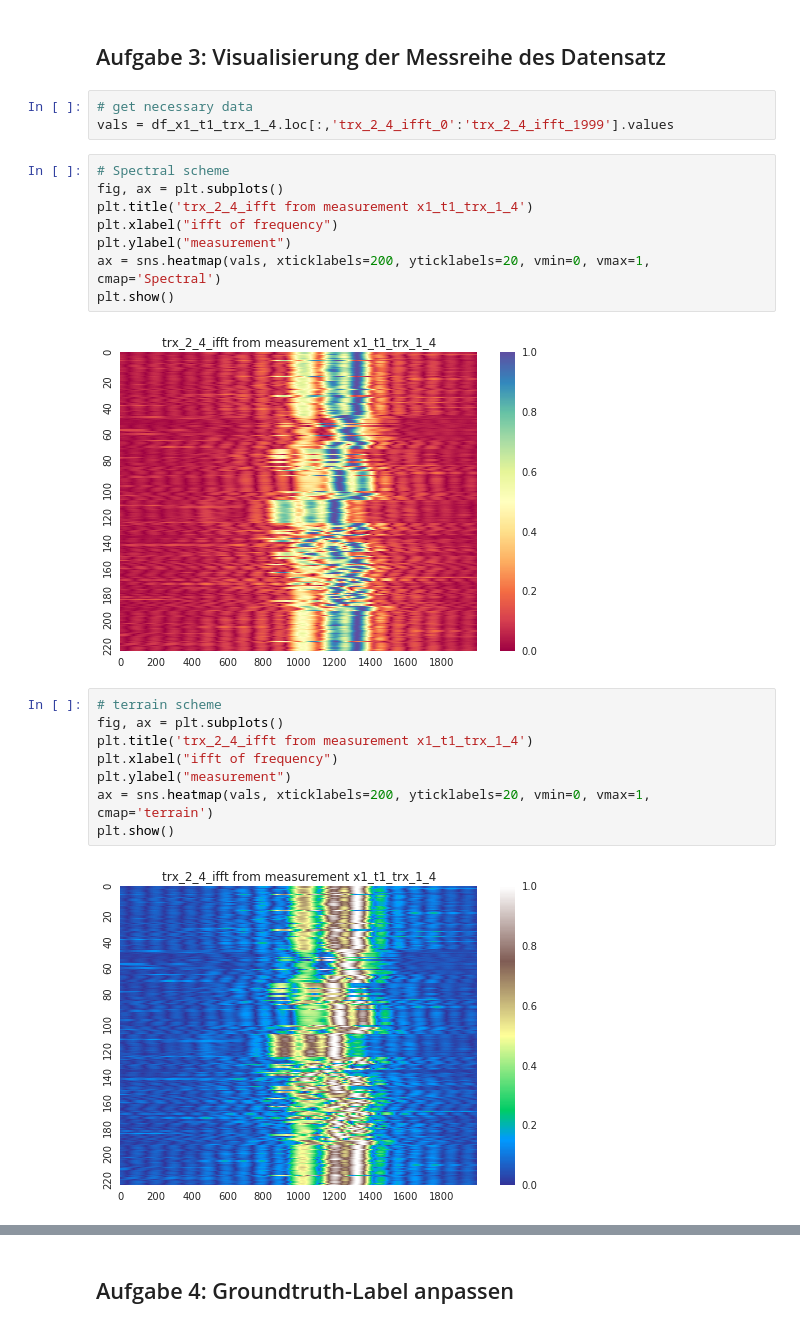
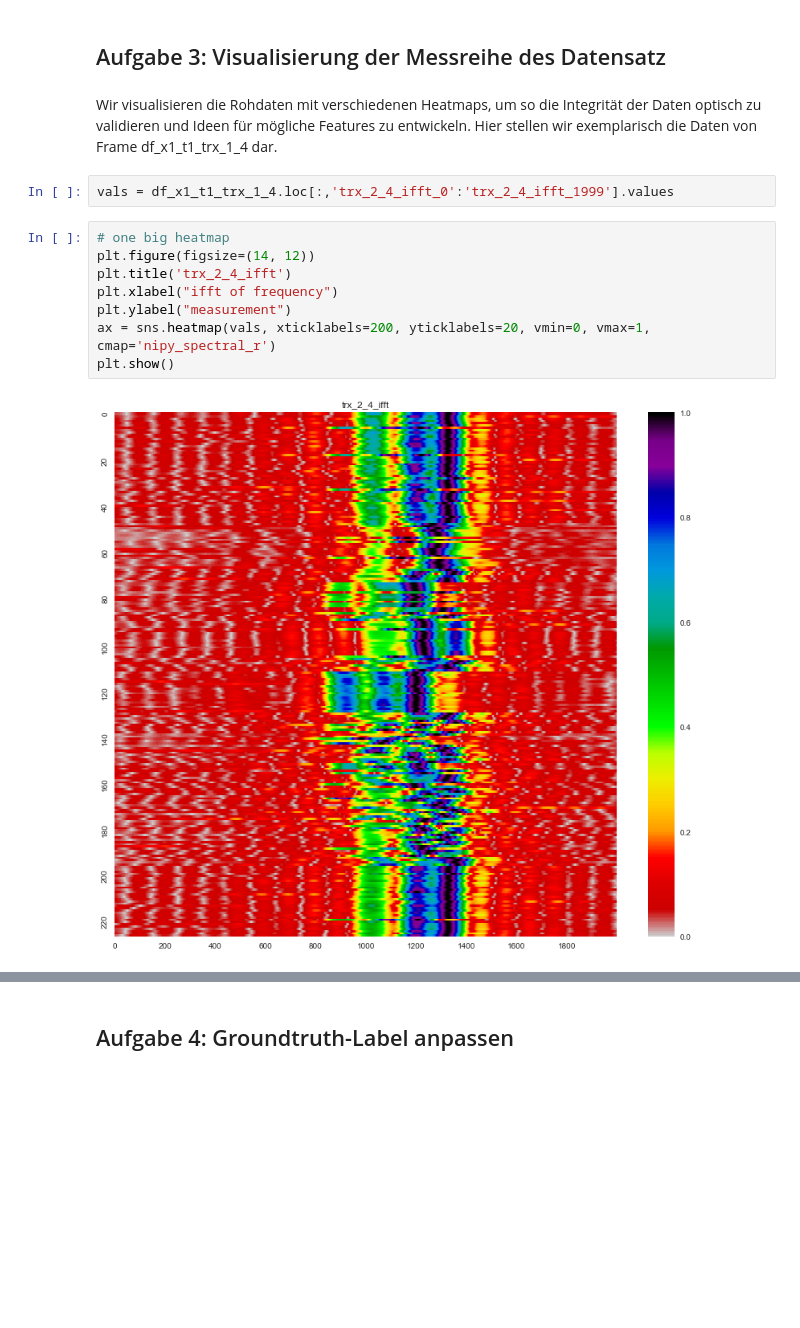
Before and after one commit to hhain/sdap17, a Jupyter notebook: notebooks/robin_ue2/mustererkennung_in_funkmessdaten.ipynb, the cells around one changed output, grey strips where cells are left out. Saved outputs shown, nothing was run; the diff lists cells and outputs as text; blank space fills up the shorter version.

Commit message:
Finished no.3 heatmaps

```diff
--- a/notebooks/robin_ue2/mustererkennung_in_funkmessdaten.ipynb
+++ b/notebooks/robin_ue2/mustererkennung_in_funkmessdaten.ipynb
@@ -161,26 +161,17 @@ Frage: Was stellen Sie bzgl. der „Empfänger-Nummer_Sender-Nummer“-Kombinati
 Antwort: Wir sehen, wenn jeweils ein Paar sendet, hören die anderen beiden Sender zu und messen ihre Verbindung zu den gerade sendenden Knoten (d.h. 6 Paare in jedem Dataframe). Sendet z.B. das Paar 3 1, so misst Knoten 1 die Verbindung 1-3, Knoten 3 die Verbindung 3-1 und Knoten 2 und 4 Verbindung 2-1 und 2-3 bzw. 4-1 und 4-3. Die 10 verschiedenen Ausprägungen der Spalte "target" sind oben zu sehen.
 # %% [markdown]
 ## Aufgabe 3: Visualisierung der Messreihe des Datensatz
+# %% [markdown]
+Wir visualisieren die Rohdaten mit verschiedenen Heatmaps, um so die Integrität der Daten optisch zu validieren und Ideen für mögliche Features zu entwickeln. Hier stellen wir exemplarisch die Daten von Frame df_x1_t1_trx_1_4 dar.
 # %%
-# get necessary data
 vals = df_x1_t1_trx_1_4.loc[:,'trx_2_4_ifft_0':'trx_2_4_ifft_1999'].values
 # %%
-# Spectral scheme
-fig, ax = plt.subplots()
-plt.title('trx_2_4_ifft from measurement x1_t1_trx_1_4')
+# one big heatmap
+plt.figure(figsize=(14, 12))
+plt.title('trx_2_4_ifft')
 plt.xlabel("ifft of frequency")
 plt.ylabel("measurement")
-ax = sns.heatmap(vals, xticklabels=200, yticklabels=20, vmin=0, vmax=1, cmap='Spectral')
+ax = sns.heatmap(vals, xticklabels=200, yticklabels=20, vmin=0, vmax=1, cmap='nipy_spectral_r')
 plt.show()
 # %% [output]
-[figure, old version]
+[figure, new version]
-# %%
-# terrain scheme
-fig, ax = plt.subplots()
-plt.title('trx_2_4_ifft from measurement x1_t1_trx_1_4')
-plt.xlabel("ifft of frequency")
-plt.ylabel("measurement")
-ax = sns.heatmap(vals, xticklabels=200, yticklabels=20, vmin=0, vmax=1, cmap='terrain')
-plt.show()
-# %% [output]
-[figure, removed]
```
Also changed, not shown: parts of 4 cells of this notebook.
